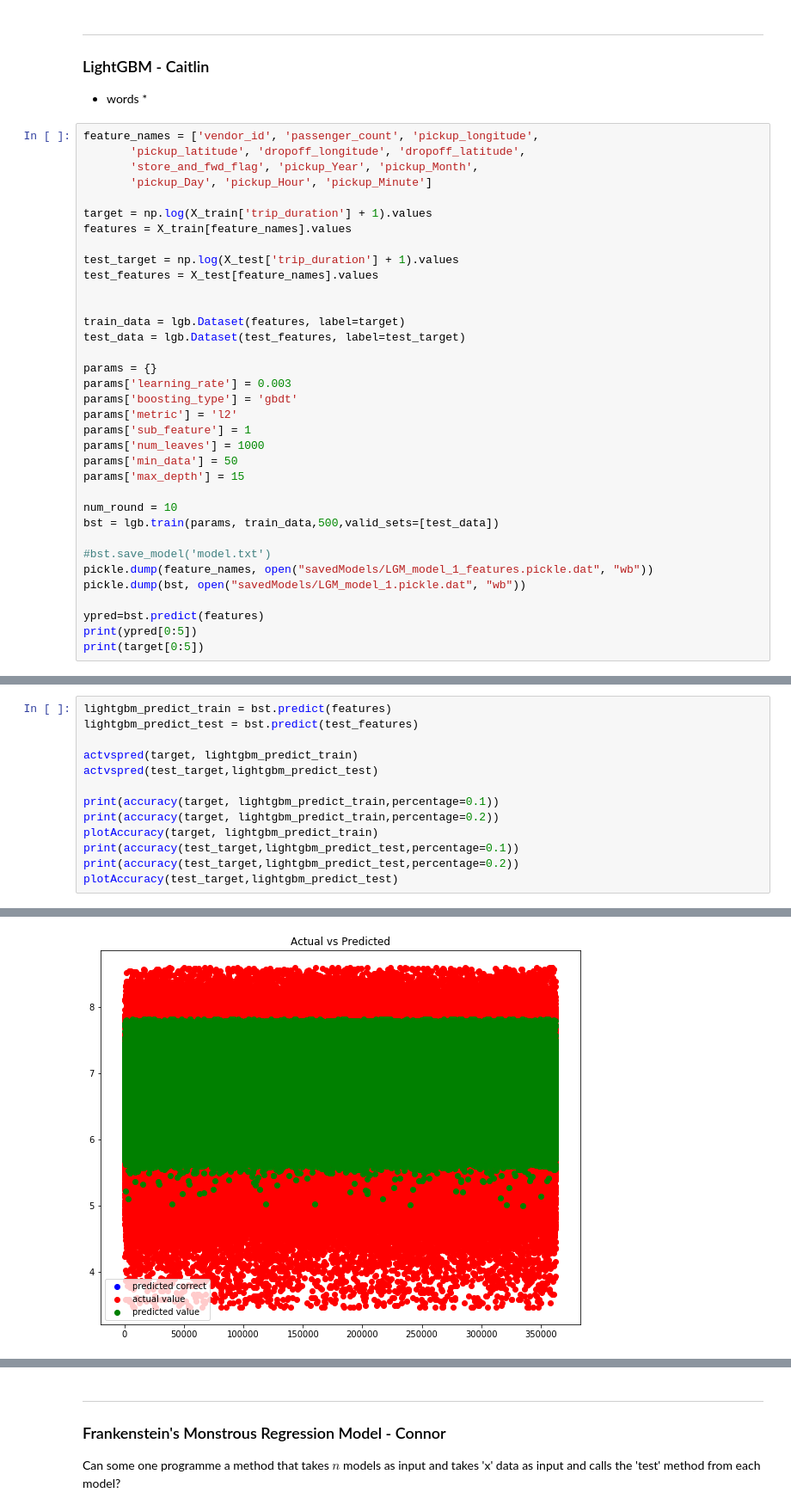
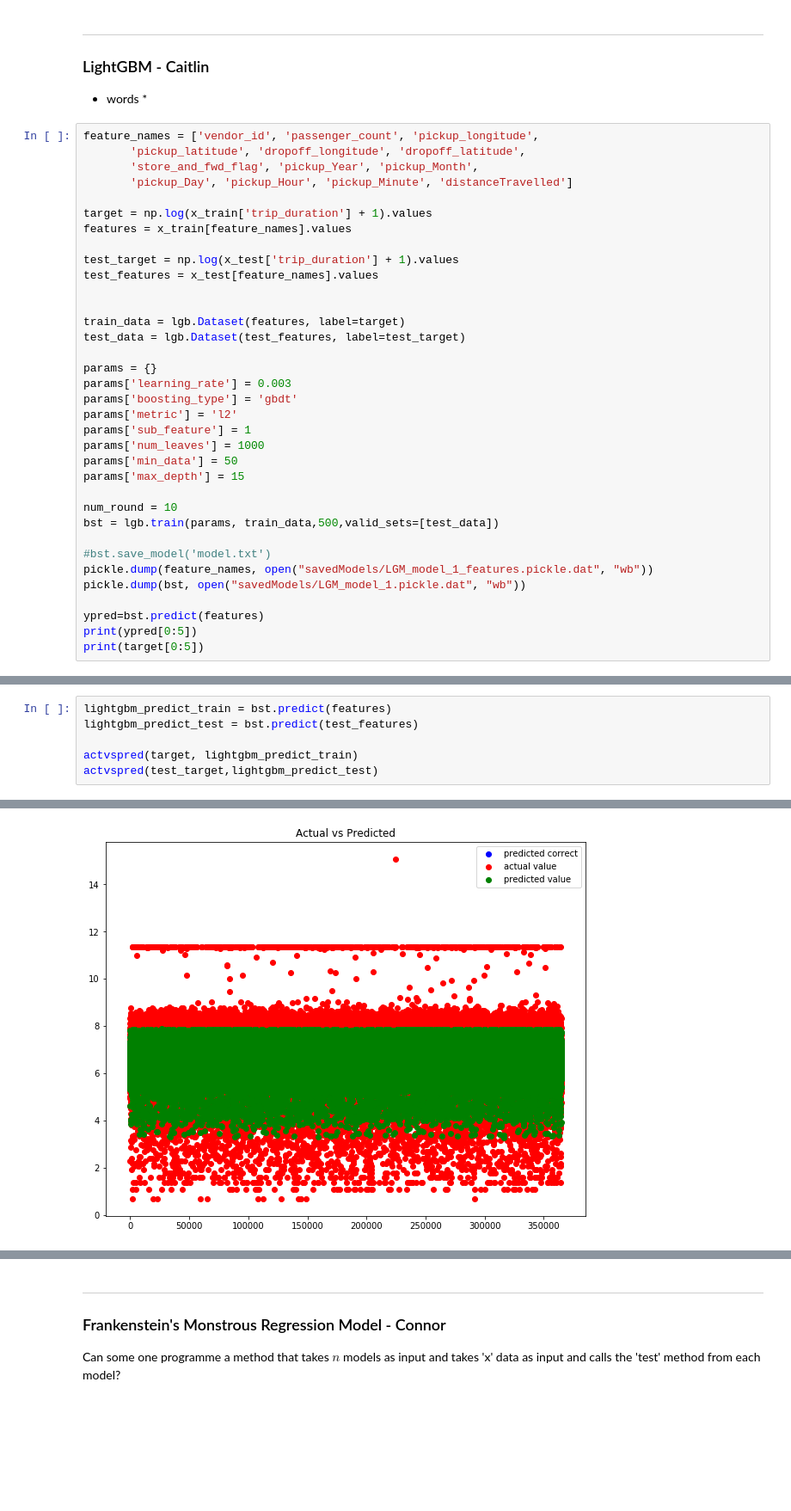
Before and after one commit to Xethagona/Taxi-Coursework, a Jupyter notebook: NYTD.ipynb, the cells around one changed output, grey strips where cells are left out. Shown at 86% size. Saved outputs shown, nothing was run; the diff lists cells and outputs as text; blank space fills up the shorter version.

Commit message:
nn plot exp version

```diff
--- a/NYTD.ipynb
+++ b/NYTD.ipynb
@@ -1999,13 +2030,13 @@ actvspred(y_test ,y_pred)
 feature_names = ['vendor_id', 'passenger_count', 'pickup_longitude',
        'pickup_latitude', 'dropoff_longitude', 'dropoff_latitude',
        'store_and_fwd_flag', 'pickup_Year', 'pickup_Month',
-       'pickup_Day', 'pickup_Hour', 'pickup_Minute']
+       'pickup_Day', 'pickup_Hour', 'pickup_Minute', 'distanceTravelled']
 
-target = np.log(X_train['trip_duration'] + 1).values
-features = X_train[feature_names].values
+target = np.log(x_train['trip_duration'] + 1).values
+features = x_train[feature_names].values
 
-test_target = np.log(X_test['trip_duration'] + 1).values
-test_features = X_test[feature_names].values
+test_target = np.log(x_test['trip_duration'] + 1).values
+test_features = x_test[feature_names].values
 
 
 train_data = lgb.Dataset(features, label=target)
@@ -2054,11 +2085,4 @@ lightgbm_predict_test = bst.predict(test_features)
 
 actvspred(target, lightgbm_predict_train)
 actvspred(test_target,lightgbm_predict_test)
-
-print(accuracy(target, lightgbm_predict_train,percentage=0.1))
-print(accuracy(target, lightgbm_predict_train,percentage=0.2))
-plotAccuracy(target, lightgbm_predict_train)
-print(accuracy(test_target,lightgbm_predict_test,percentage=0.1))
-print(accuracy(test_target,lightgbm_predict_test,percentage=0.2))
-plotAccuracy(test_target,lightgbm_predict_test)
 # %% [output]
@@ -2066 +2090 @@ plotAccuracy(test_target,lightgbm_predict_test)
-[figure, old version]
+[figure, new version]
```
Also changed, not shown: parts of 19 cells of this notebook.
